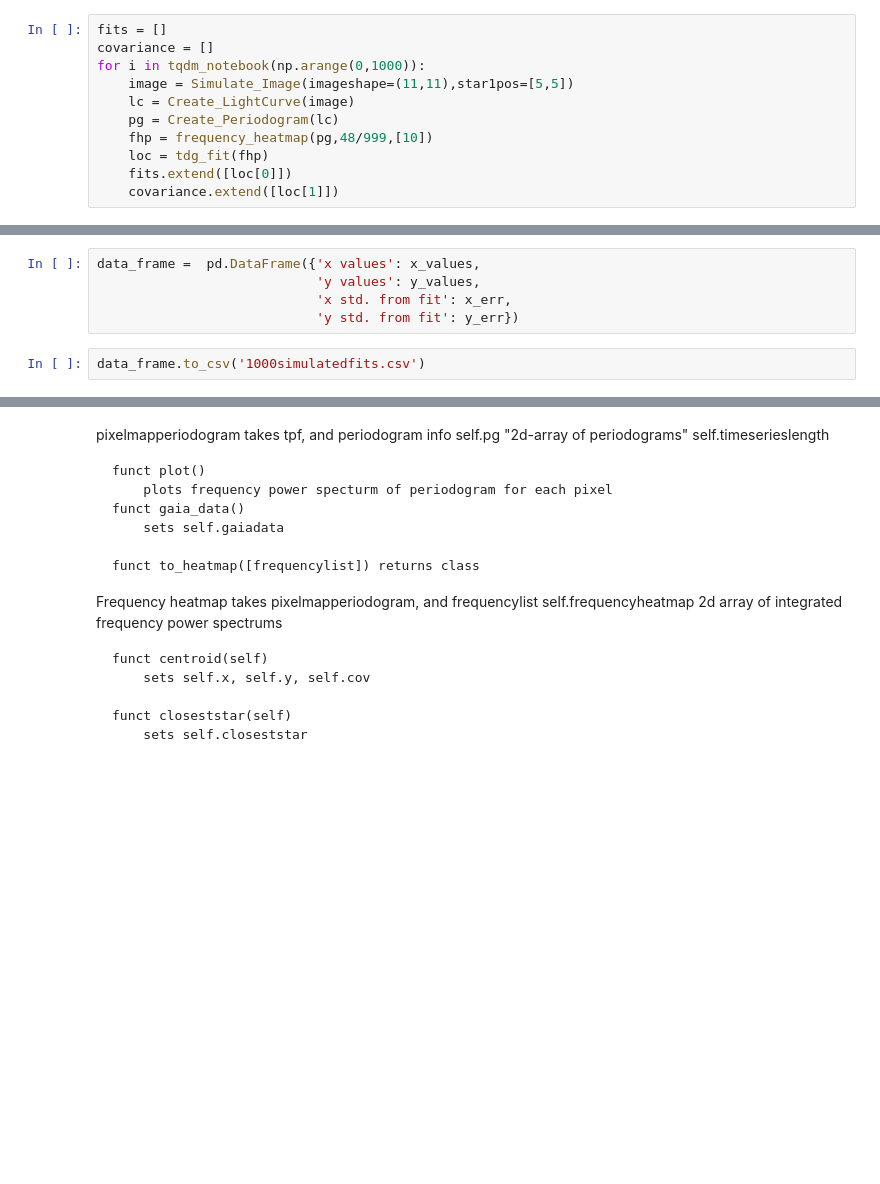
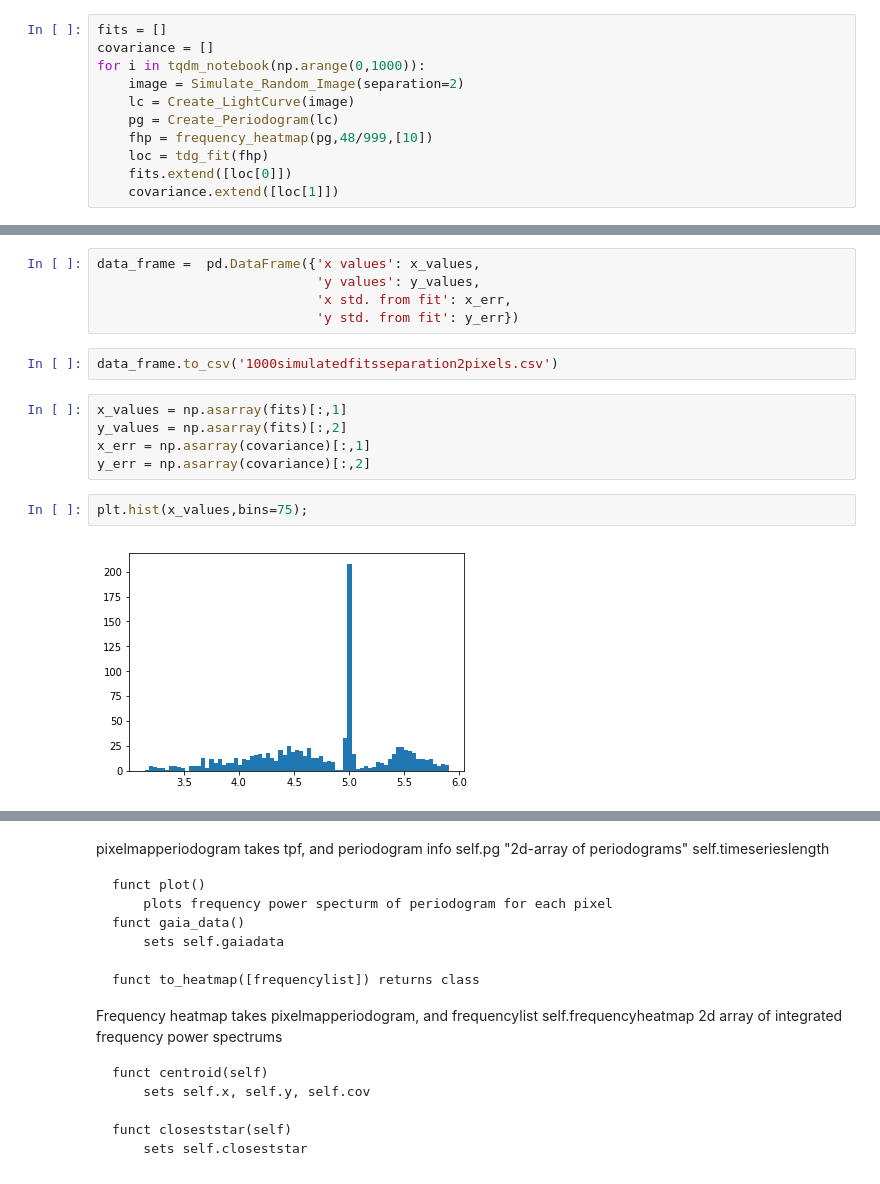
Before and after one commit to Higgins00/AstroResearch, a Jupyter notebook: Simulations.ipynb, the cells around one changed output, grey strips where cells are left out. Saved outputs shown, nothing was run; the diff lists cells and outputs as text; blank space fills up the shorter version.

Commit message:
Simulation data

```diff
--- a/Simulations.ipynb
+++ b/Simulations.ipynb
@@ -112,7 +211,7 @@ def Create_Periodogram(lc):
 fits = []
 covariance = []
 for i in tqdm_notebook(np.arange(0,1000)):
-    image = Simulate_Image(imageshape=(11,11),star1pos=[5,5])
+    image = Simulate_Random_Image(separation=2)
     lc = Create_LightCurve(image)
     pg = Create_Periodogram(lc)
     fhp = frequency_heatmap(pg,48/999,[10])
@@ -153,4 +251,13 @@ data_frame =  pd.DataFrame({'x values': x_values,
                             'x std. from fit': x_err,
                             'y std. from fit': y_err})
 # %%
-data_frame.to_csv('1000simulatedfits.csv')
+data_frame.to_csv('1000simulatedfitsseparation2pixels.csv')
+# %%
+x_values = np.asarray(fits)[:,1]
+y_values = np.asarray(fits)[:,2]
+x_err = np.asarray(covariance)[:,1]
+y_err = np.asarray(covariance)[:,2]
+# %%
+plt.hist(x_values,bins=75);
+# %% [output]
+[figure, added]
```
Also changed, not shown: parts of 5 cells of this notebook, 2 other files.
